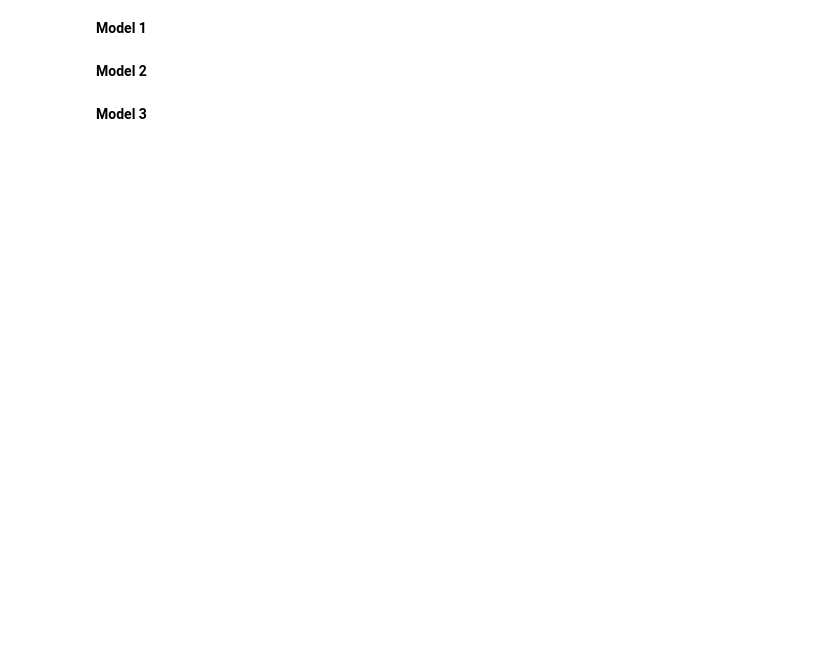
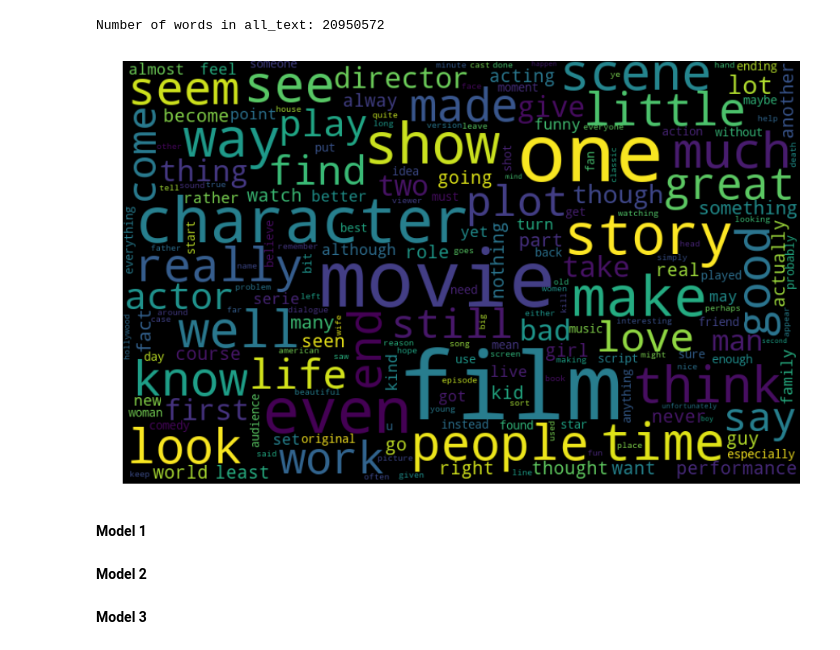
Before and after one commit to rahulvs94/sentiment-analysis, a Jupyter notebook: sentiment analysis with LSTM-CNN-embedding layer.ipynb, the cells around one changed output. Saved outputs shown, nothing was run; the diff lists cells and outputs as text; code cells hidden in the pictures; blank space fills up the shorter version.

Commit message:
added wordCloud

```diff
--- a/sentiment analysis with LSTM-CNN-embedding layer.ipynb
+++ b/sentiment analysis with LSTM-CNN-embedding layer.ipynb
@@ -64,6 +67,19 @@ def remove_stop_words(corpus):
 # %%
 no_stop_words_train = remove_stop_words(reviews_train_clean)
 no_stop_words_test = remove_stop_words(reviews_test_clean)
+# %%
+all_text = ' '.join([text for text in no_stop_words_train])
+print('Number of words in all_text:', len(all_text))
+# %% [output]
+Number of words in all_text: 20950572
+# %%
+wordcloud = WordCloud(width=800, height=500, random_state=21, max_font_size=110).generate(all_text)
+plt.figure(figsize=(15, 12))
+plt.imshow(wordcloud, interpolation="bilinear")
+plt.axis('off')
+plt.show()
+# %% [output]
+[figure, added]
 # %%
 from keras.preprocessing.text import Tokenizer
 
```
Also changed, not shown: parts of 2 cells of this notebook.
